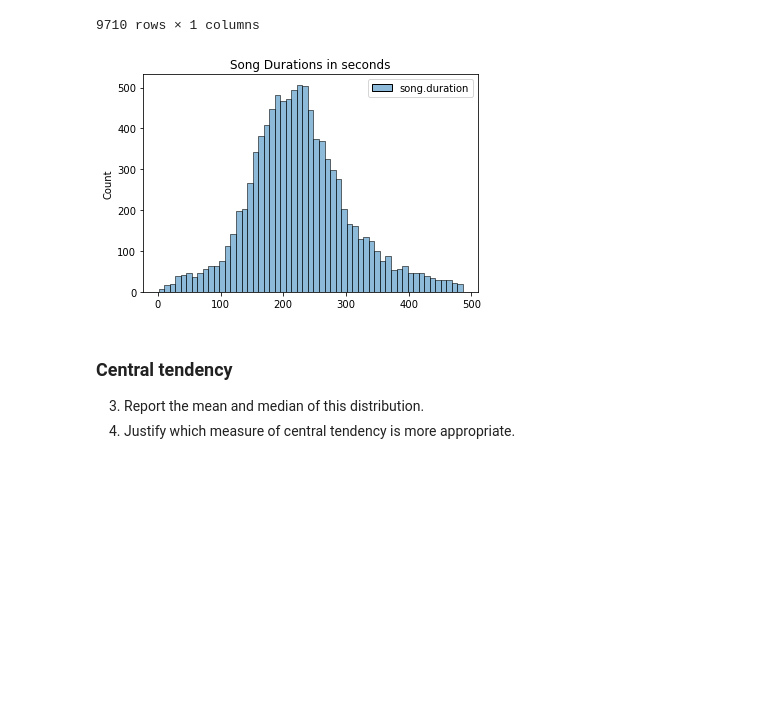
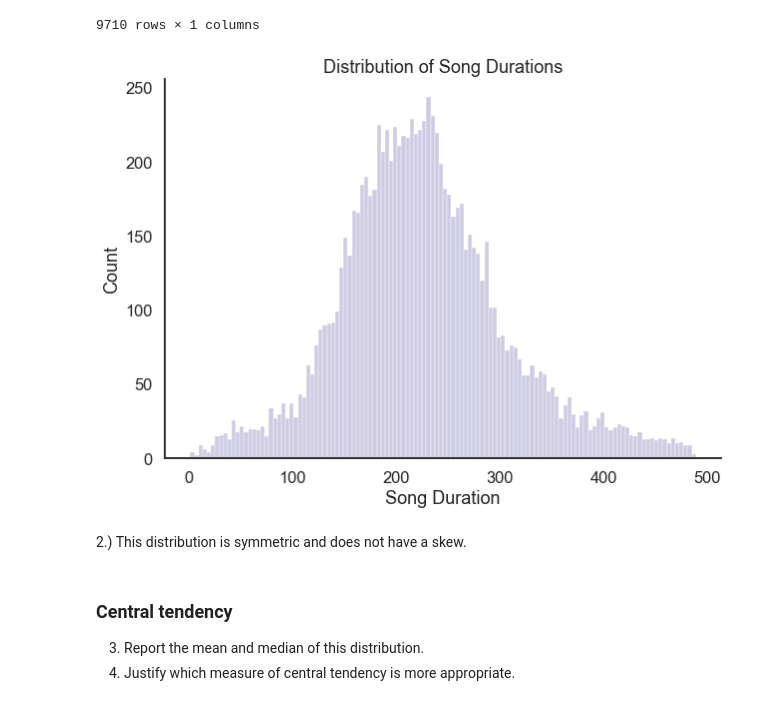
Before and after one commit to llennemann/COGS-14B-Statistics, a Jupyter notebook: songDuration.ipynb, the cells around one changed output. Drawn from its saved outputs; the diff is of its cells as text; code cells hidden in the pictures; blank space fills up the shorter version.

```diff
--- a/songDuration.ipynb
+++ b/songDuration.ipynb
@@ -28,12 +30,19 @@ df
 | 9708 | 300.82567 |
 | 9709 | 209.73669 |
 9710 rows × 1 columns
+# %%
+# set some standards for graphs
+plt.rcParams['figure.figsize'] = (10, 7)
+sns.set(context = 'talk', style='white', font_scale=1, rc={'axes.spines.right': False,'axes.spines.top': False})
 # %%
-histgram = sns.histplot(data=df)
-plt.title('Song Durations in seconds')
+histgram = sns.histplot(data=df, binwidth=4, palette='Purples', legend=False)
+plt.title('Distribution of Song Durations')
+plt.xlabel('Song Duration')
 plt.show()
 # %% [output]
-[figure, old version]
+[figure, new version]
+# %% [markdown]
+2.) This distribution is symmetric and does not have a skew.
 # %% [markdown]
 ### Central tendency
 3. Report the mean and median of this distribution.
```
Also changed, not shown: parts of 27 cells of this notebook.
